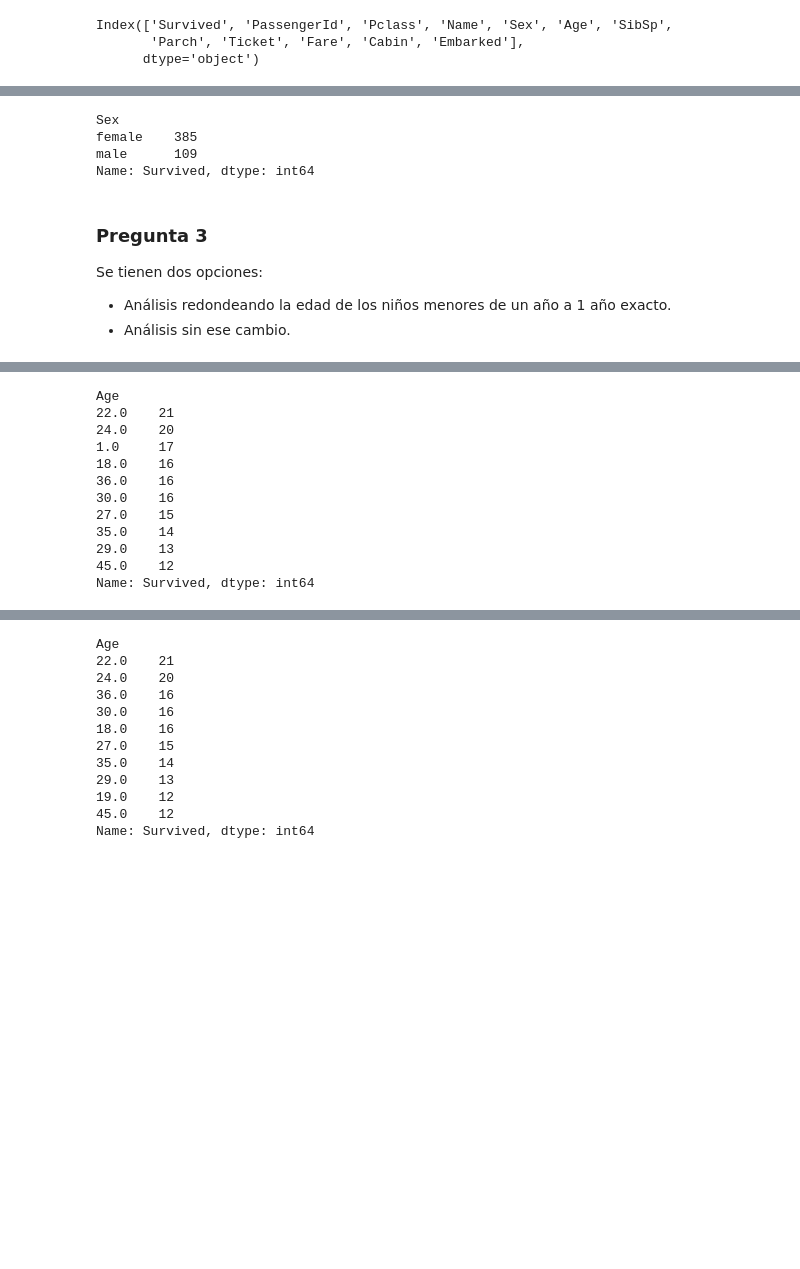
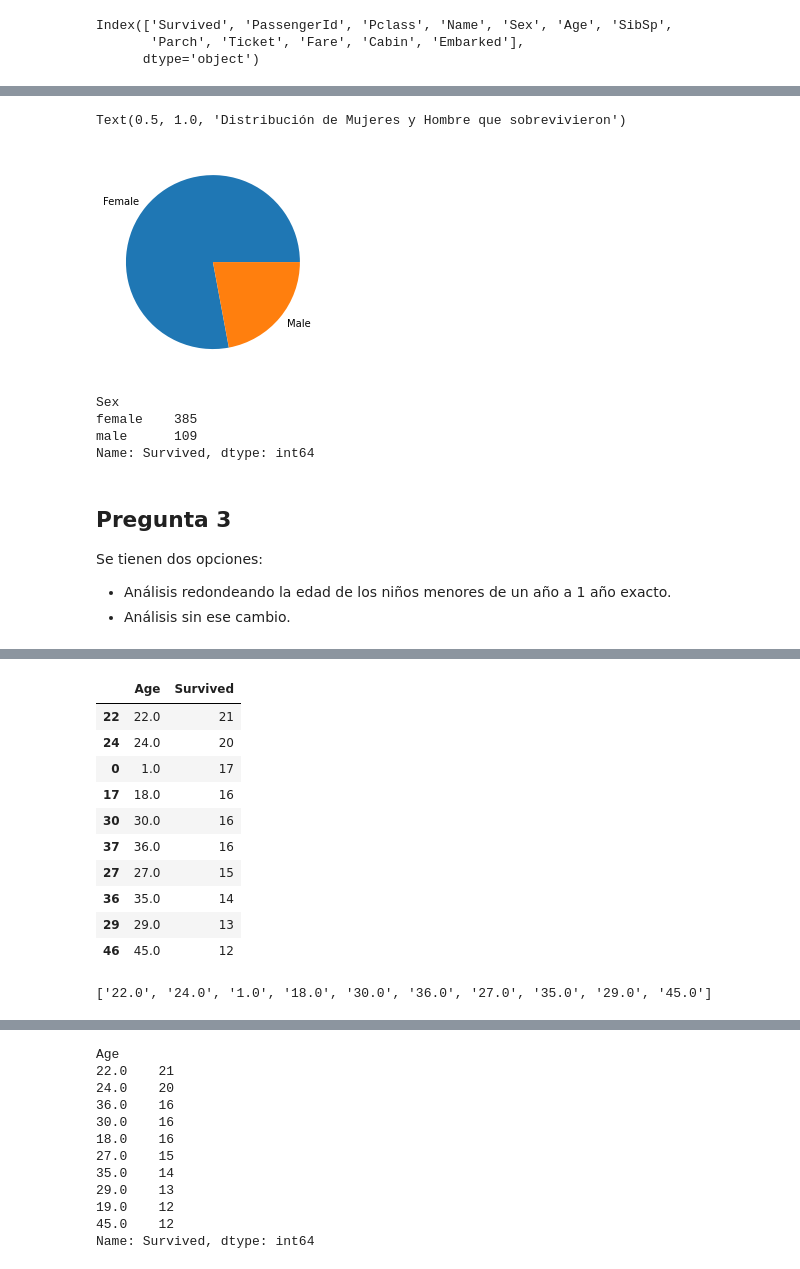
Before and after one commit to AngelloVillanueva/titanic_kaggle, a Jupyter notebook: Titanic.ipynb, the cells around one changed output, grey strips where cells are left out. Cells and saved outputs as stored; diff of their text form; code cells hidden in the pictures; blank space fills up the shorter version.

```diff
--- a/Titanic.ipynb
+++ b/Titanic.ipynb
@@ -194,14 +201,22 @@ df['PassengerId'].count()
 # %%
 # Cuantos sobrevivientes por género
 vivos = df.loc[df.Survived== 1]
-vivos.groupby(['Sex'])['Survived'].count()
+vivos_graph = vivos.groupby(['Sex'])['Survived'].count().values
+
+plt.pie(vivos_graph, labels = ['Female','Male'])
+ax.set_title('Distribución de Mujeres y Hombre que sobrevivieron')
 # %% [output]
-Sex
-female    385
-male      109
-Name: Survived, dtype: int64
+Text(0.5, 1.0, 'Distribución de Mujeres y Hombre que sobrevivieron')
+[figure, added]
+# %%
+vivos.groupby(['Sex'])['Survived'].count()
+# %% [output]
+Sex
+female    385
+male      109
+Name: Survived, dtype: int64
 # %% [markdown]
-### Pregunta 3
+## Pregunta 3
 
 Se tienen dos opciones:
 - Análisis redondeando la edad de los niños menores de un año a 1 año exacto.
@@ -227,20 +242,27 @@ df
 | 1308 | 0 | 1309 | 3 | Peter, Master. Michael J | male | NaN | 1 | 1 | 2668 | 22.3583 | ... |
 1309 rows × 12 columns
 # %%
+# Este anáisis incluye a los mejores de 1 año como si tuvieran un año
 vivos_2 = df.loc[df.Survived== 1]
 
-top_survived_r = vivos_2.groupby(['Age'])['Survived'].count().sort_values(ascending=False).head(10)
+top_survived_r = vivos_2.groupby(['Age'], as_index=False)['Survived'].count().sort_values(
+    by = ['Survived'],ascending=False).head(10)
 top_survived_r
 # %% [output]
-Age
-22.0    21
-24.0    20
-1.0     17
-18.0    16
-36.0    16
-30.0    16
-27.0    15
-35.0    14
-29.0    13
-45.0    12
-Name: Survived, dtype: int64
+|  | Age | Survived |
+| 22 | 22.0 | 21 |
+| 24 | 24.0 | 20 |
+| 0 | 1.0 | 17 |
+| 17 | 18.0 | 16 |
+| 30 | 30.0 | 16 |
+| 37 | 36.0 | 16 |
+| 27 | 27.0 | 15 |
+| 36 | 35.0 | 14 |
+| 29 | 29.0 | 13 |
+| 46 | 45.0 | 12 |
+# %%
+label_list = labels.to_list()
+l_str = [str(x) for x in label_list]
+l_str
+# %% [output]
+['22.0', '24.0', '1.0', '18.0', '30.0', '36.0', '27.0', '35.0', '29.0', '45.0']
```
Also changed, not shown: parts of 9 cells of this notebook.
